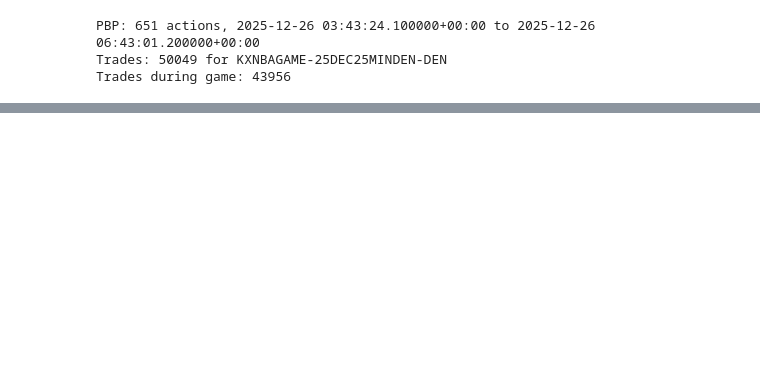
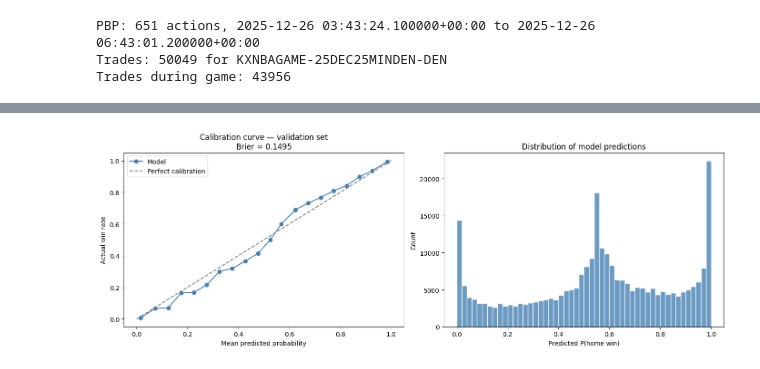
Before and after one commit to cziwang/prediction-market-exploration, a Jupyter notebook: notebooks/nba_eda.ipynb, the cells around one changed output, grey strips where cells are left out. Cells and saved outputs as stored; diff of their text form; code cells hidden in the pictures; blank space fills up the shorter version.

```diff
--- a/notebooks/nba_eda.ipynb
+++ b/notebooks/nba_eda.ipynb
@@ -503,0 +668,24 @@ plt.show()
+# %%
+# Calibration plot — model predictions on validation set
+val_probs = pbp_all.loc[val_mask, "model_prob"].values
+val_true = y_val.values
+
+fig, axes = plt.subplots(1, 2, figsize=(14, 5))
+
+fraction_pos, mean_predicted = calibration_curve(val_true, val_probs, n_bins=20)
+axes[0].plot(mean_predicted, fraction_pos, "o-", color="steelblue", label="Model")
+axes[0].plot([0, 1], [0, 1], "--", color="gray", label="Perfect calibration")
+axes[0].set_xlabel("Mean predicted probability")
+axes[0].set_ylabel("Actual win rate")
+axes[0].set_title(f"Calibration curve — validation set\nBrier = {val_brier:.4f}")
+axes[0].legend()
+
+axes[1].hist(val_probs, bins=50, color="steelblue", edgecolor="white", alpha=0.8)
+axes[1].set_xlabel("Predicted P(home win)")
+axes[1].set_ylabel("Count")
+axes[1].set_title("Distribution of model predictions")
+
+plt.tight_layout()
+plt.show()
+# %% [output]
+[figure, added]
```
Also changed, not shown: parts of 44 cells of this notebook, 2 other files.
